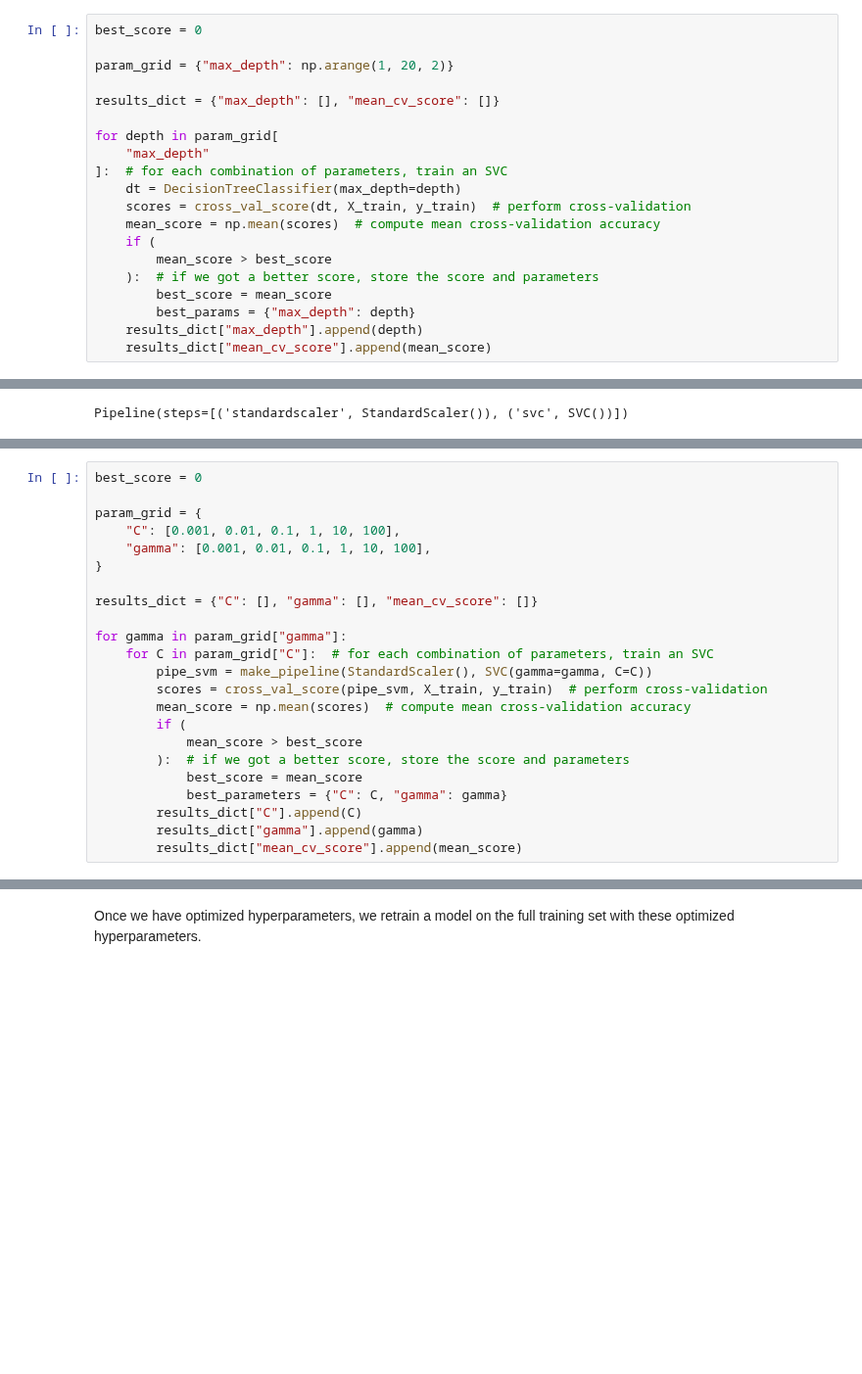
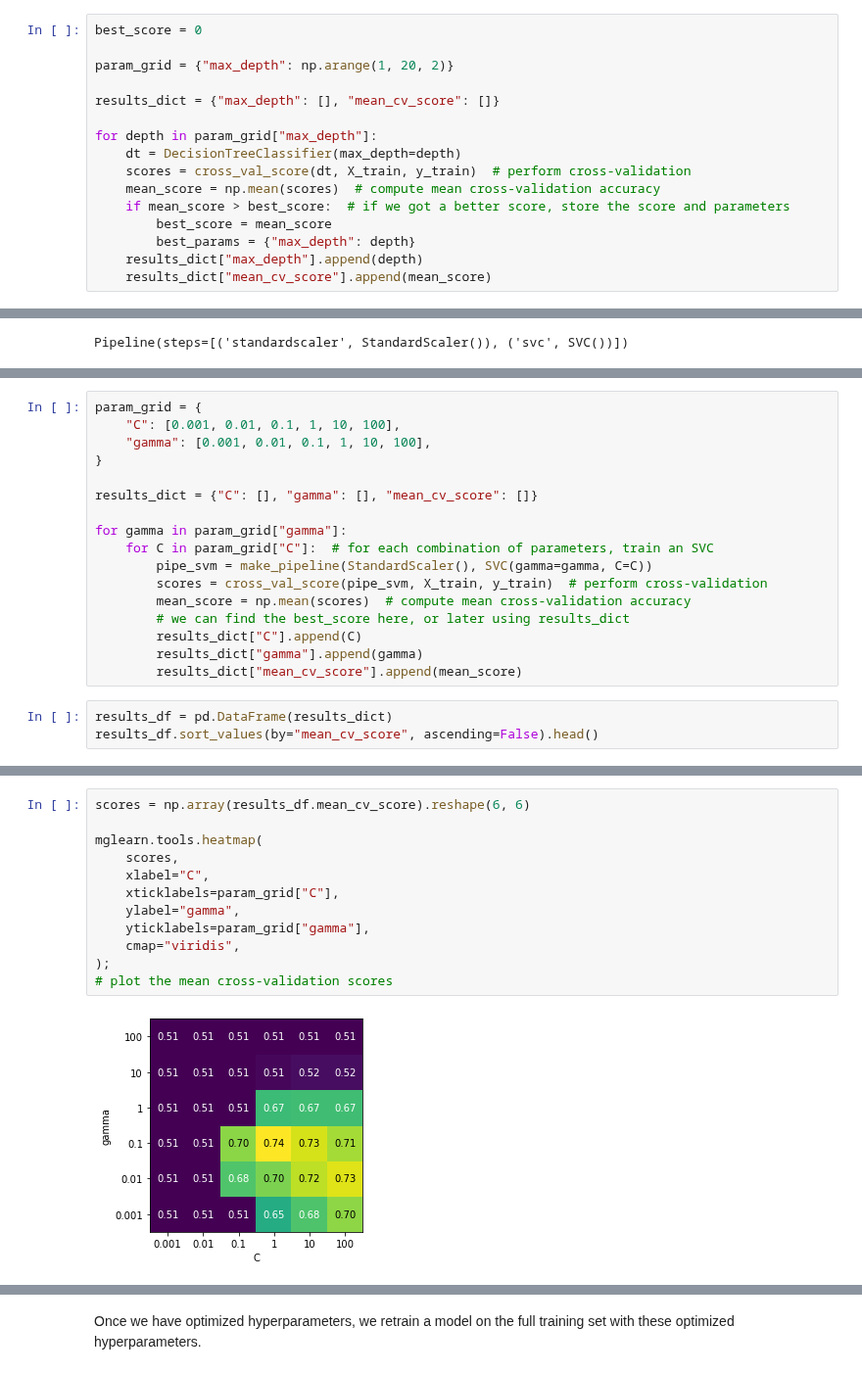
Before and after one commit to UBC-CS/cpsc330-2023s, a Jupyter notebook: lectures/08_hyperparameter-optimization.ipynb, the cells around one changed output, grey strips where cells are left out. Shown at 98% size. Saved outputs shown, nothing was run; the diff lists cells and outputs as text; blank space fills up the shorter version.

````diff
--- a/lectures/08_hyperparameter-optimization.ipynb
+++ b/lectures/08_hyperparameter-optimization.ipynb
@@ -113,15 +113,11 @@ param_grid = {"max_depth": np.arange(1, 20, 2)}
 
 results_dict = {"max_depth": [], "mean_cv_score": []}
 
-for depth in param_grid[
-    "max_depth"
-]:  # for each combination of parameters, train an SVC
+for depth in param_grid["max_depth"]:
     dt = DecisionTreeClassifier(max_depth=depth)
     scores = cross_val_score(dt, X_train, y_train)  # perform cross-validation
     mean_score = np.mean(scores)  # compute mean cross-validation accuracy
-    if (
-        mean_score > best_score
-    ):  # if we got a better score, store the score and parameters
+    if mean_score > best_score:  # if we got a better score, store the score and parameters
         best_score = mean_score
         best_params = {"max_depth": depth}
     results_dict["max_depth"].append(depth)
@@ -169,7 +162,5 @@ pick hyperparameter values which yield with best average score
 ```
 # %%
-best_score = 0
-
 param_grid = {
     "C": [0.001, 0.01, 0.1, 1, 10, 100],
     "gamma": [0.001, 0.01, 0.1, 1, 10, 100],
@@ -182,11 +173,10 @@ for gamma in param_grid["gamma"]:
         pipe_svm = make_pipeline(StandardScaler(), SVC(gamma=gamma, C=C))
         scores = cross_val_score(pipe_svm, X_train, y_train)  # perform cross-validation
         mean_score = np.mean(scores)  # compute mean cross-validation accuracy
-        if (
-            mean_score > best_score
-        ):  # if we got a better score, store the score and parameters
-            best_score = mean_score
-            best_parameters = {"C": C, "gamma": gamma}
+        # we can find the best_score here, or later using results_dict
         results_dict["C"].append(C)
         results_dict["gamma"].append(gamma)
         results_dict["mean_cv_score"].append(mean_score)
+# %%
+results_df = pd.DataFrame(results_dict)
+results_df.sort_values(by="mean_cv_score", ascending=False).head()
@@ -192,0 +201,14 @@ for gamma in param_grid["gamma"]:
+# %%
+scores = np.array(results_df.mean_cv_score).reshape(6, 6)
+
+mglearn.tools.heatmap(
+    scores,
+    xlabel="C",
+    xticklabels=param_grid["C"],
+    ylabel="gamma",
+    yticklabels=param_grid["gamma"],
+    cmap="viridis",
+);
+# plot the mean cross-validation scores
+# %% [output]
+[figure, added]
````
Also changed, not shown: parts of 96 cells of this notebook.
